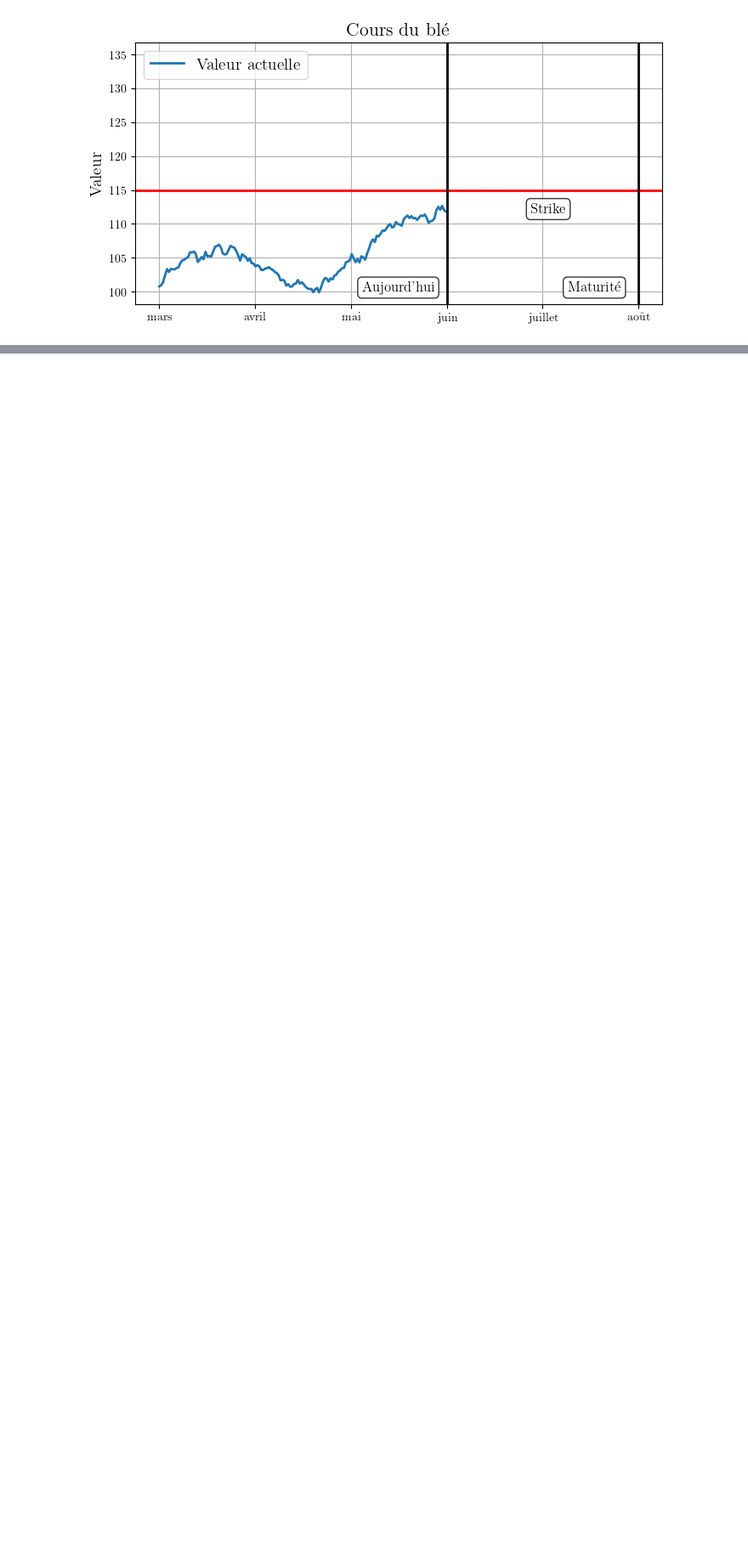
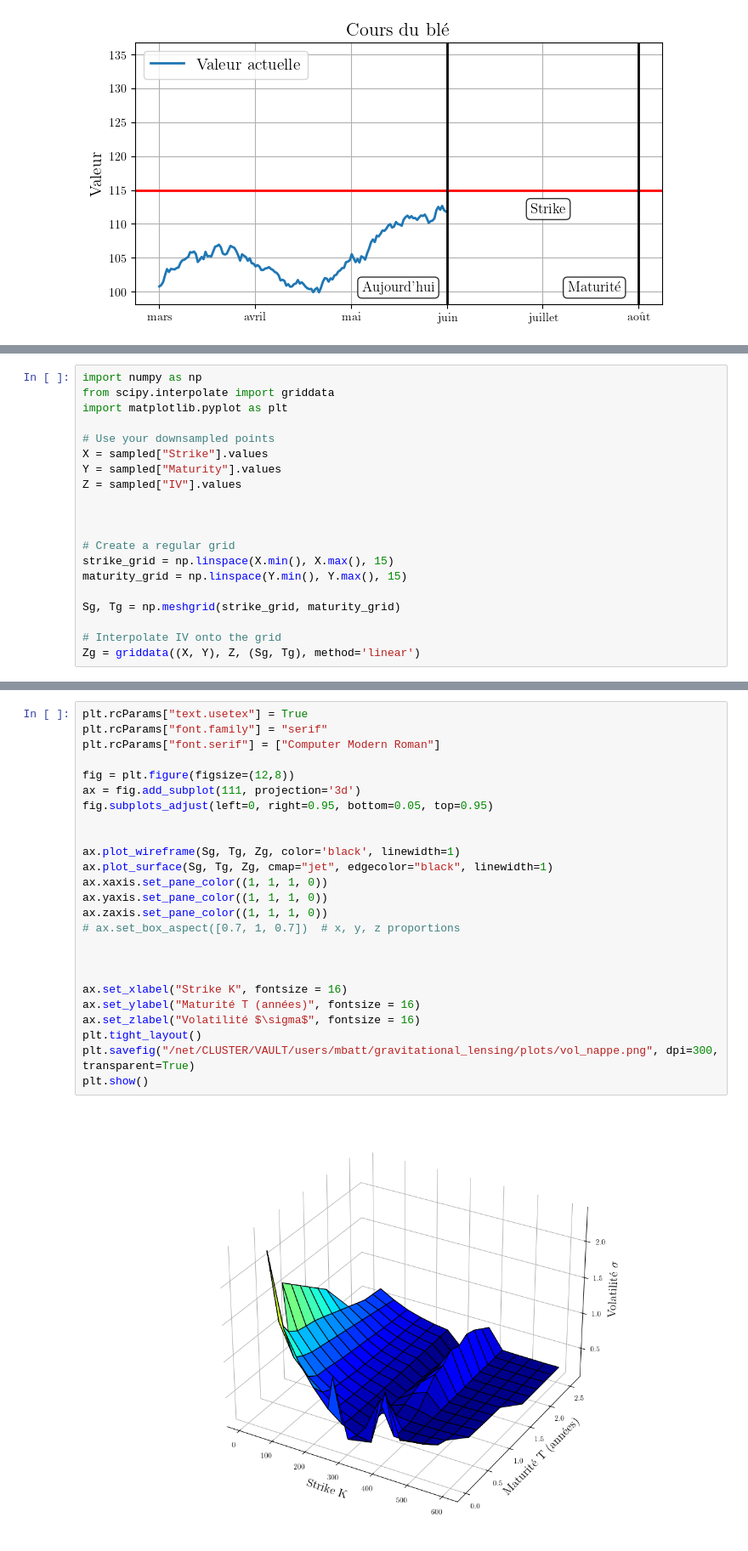
Before and after one commit to matthbatt/Deep-learning-gravitational-lensing, a Jupyter notebook: Untitled.ipynb, the cells around one changed output, grey strips where cells are left out. Shown at 85% size. Saved outputs shown, nothing was run; the diff lists cells and outputs as text; blank space fills up the shorter version.

```diff
--- a/Untitled.ipynb
+++ b/Untitled.ipynb
@@ -300,0 +471,20 @@ plt.show()
+# %%
+import numpy as np
+from scipy.interpolate import griddata
+import matplotlib.pyplot as plt
+
+# Use your downsampled points
+X = sampled["Strike"].values
+Y = sampled["Maturity"].values
+Z = sampled["IV"].values
+
+
+
+# Create a regular grid
+strike_grid = np.linspace(X.min(), X.max(), 15)
+maturity_grid = np.linspace(Y.min(), Y.max(), 15)
+
+Sg, Tg = np.meshgrid(strike_grid, maturity_grid)
+
+# Interpolate IV onto the grid
+Zg = griddata((X, Y), Z, (Sg, Tg), method='linear')
@@ -300,0 +493,27 @@ plt.show()
+# %%
+plt.rcParams["text.usetex"] = True
+plt.rcParams["font.family"] = "serif"
+plt.rcParams["font.serif"] = ["Computer Modern Roman"]
+
+fig = plt.figure(figsize=(12,8))
+ax = fig.add_subplot(111, projection='3d')
+fig.subplots_adjust(left=0, right=0.95, bottom=0.05, top=0.95)
+
+
+ax.plot_wireframe(Sg, Tg, Zg, color='black', linewidth=1)
+ax.plot_surface(Sg, Tg, Zg, cmap="jet", edgecolor="black", linewidth=1)
+ax.xaxis.set_pane_color((1, 1, 1, 0))
+ax.yaxis.set_pane_color((1, 1, 1, 0))
+ax.zaxis.set_pane_color((1, 1, 1, 0))
+# ax.set_box_aspect([0.7, 1, 0.7])  # x, y, z proportions
+
+
+
+ax.set_xlabel("Strike K", fontsize = 16)
+ax.set_ylabel("Maturité T (années)", fontsize = 16)
+ax.set_zlabel("Volatilité $\sigma$", fontsize = 16)
+plt.tight_layout()
+plt.savefig("/net/CLUSTER/VAULT/users/mbatt/gravitational_lensing/plots/vol_nappe.png", dpi=300, transparent=True)
+plt.show()
+# %% [output]
+[figure, added]
```
Also changed, not shown: parts of 13 cells of this notebook, 17 other files.
